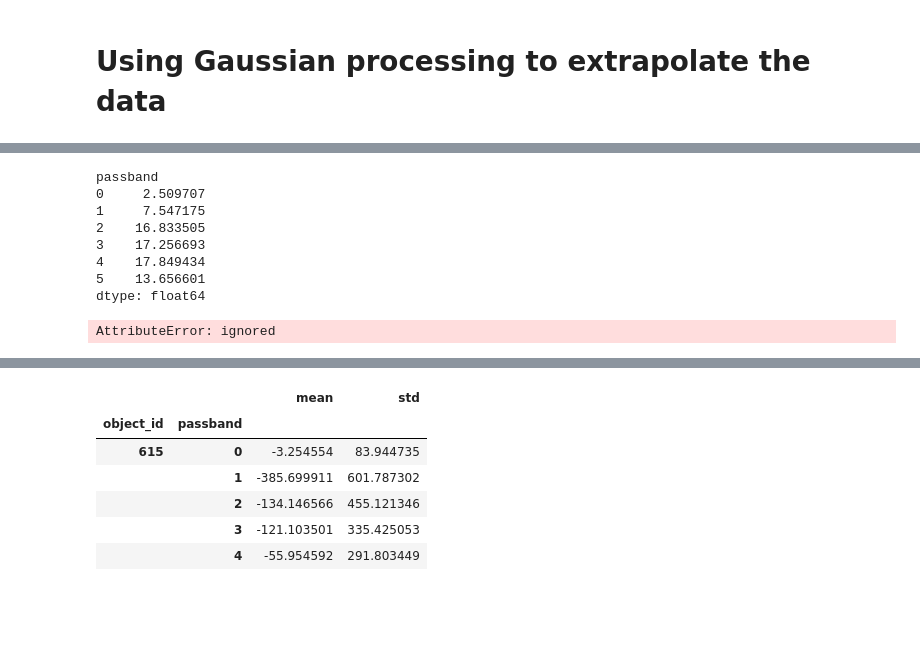
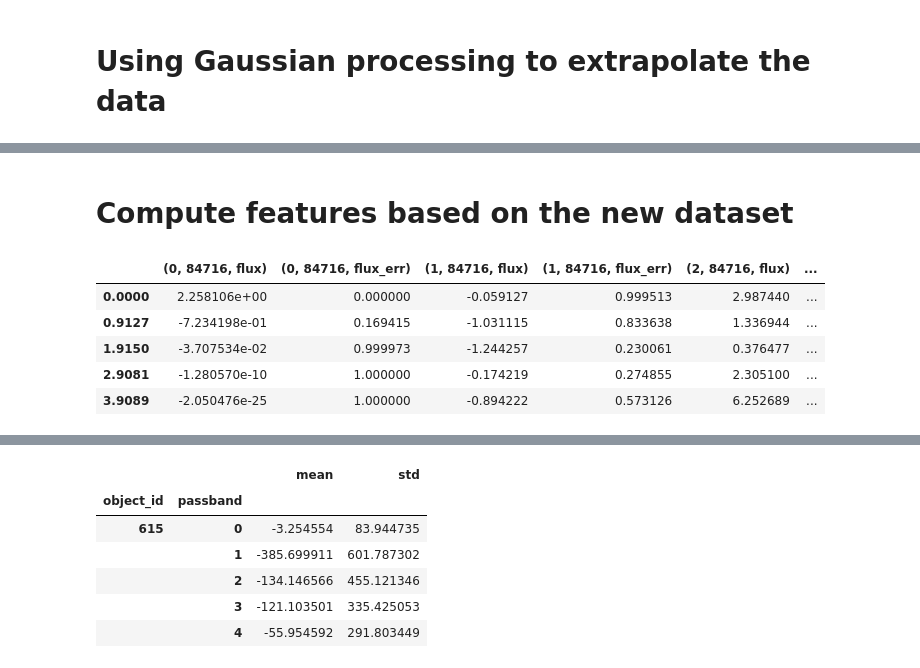
Before and after one commit to ahmadryan/MLTSA_RQudsi, a Jupyter notebook: HW9_RQudsi/Assignemnt9_MLTSA.ipynb, the cells around one changed output, grey strips where cells are left out. Cells and saved outputs as stored; diff of their text form; code cells hidden in the pictures; blank space fills up the shorter version.

```diff
--- a/HW9_RQudsi/Assignemnt9_MLTSA.ipynb
+++ b/HW9_RQudsi/Assignemnt9_MLTSA.ipynb
@@ -316,15 +193,2 @@ lcvs[164327:]
-# %%
-subg
-# %% [output]
-passband
-0     2.509707
-1     7.547175
-2    16.833505
-3    17.256693
-4    17.849434
-5    13.656601
-dtype: float64
-# %%
-df_84716_f = df_84716_g.unstack("passband")[["mjd", "flux", "flux_err", "detected_boll", "fluxnormed", "fluxnormed_err"]]
-# %% [output]
-AttributeError: ignored
+# %% [markdown]
+# Compute features based on the new dataset
@@ -330,0 +201,9 @@ AttributeError: ignored
+# %%
+df_84716_n.head()
+# %% [output]
+|  | (0, 84716, flux) | (0, 84716, flux_err) | (1, 84716, flux) | (1, 84716, flux_err) | (2, 84716, flux) | ... |
+| 0.0000 | 2.258106e+00 | 0.000000 | -0.059127 | 0.999513 | 2.987440 | ... |
+| 0.9127 | -7.234198e-01 | 0.169415 | -1.031115 | 0.833638 | 1.336944 | ... |
+| 1.9150 | -3.707534e-02 | 0.999973 | -1.244257 | 0.230061 | 0.376477 | ... |
+| 2.9081 | -1.280570e-10 | 1.000000 | -0.174219 | 0.274855 | 2.305100 | ... |
+| 3.9089 | -2.050476e-25 | 1.000000 | -0.894222 | 0.573126 | 6.252689 | ... |
```
Also changed, not shown: parts of 31 cells of this notebook.
